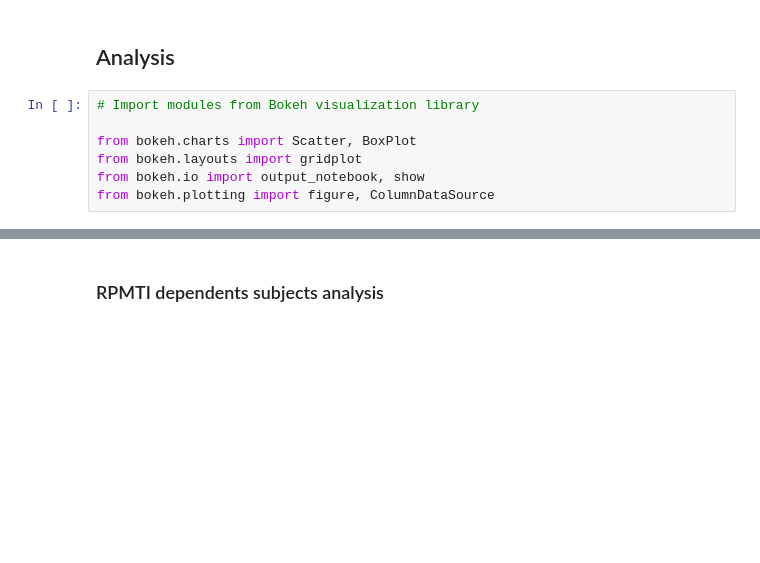
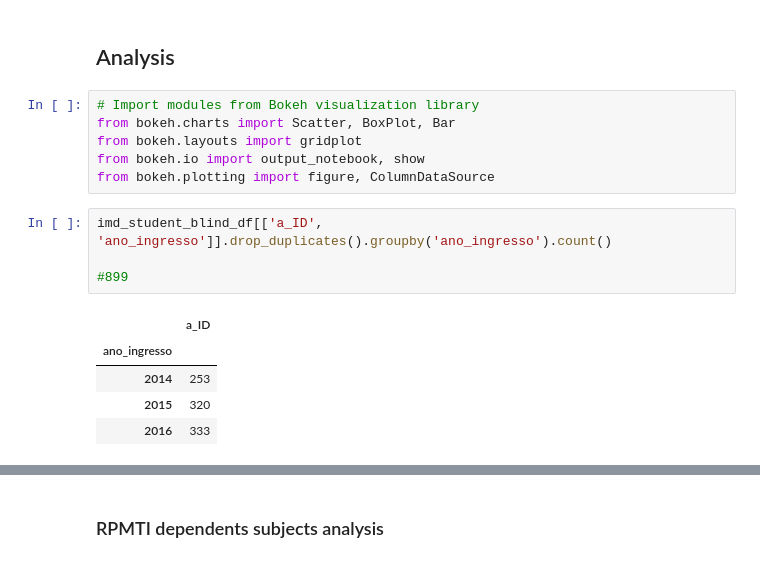
Before and after one commit to Bib7/Big-Data, a Jupyter notebook: imd_insights.ipynb, the cells around one changed output, grey strips where cells are left out. Cells and saved outputs as stored; diff of their text form; blank space fills up the shorter version.

```diff
--- a/imd_insights.ipynb
+++ b/imd_insights.ipynb
@@ -95,8 +139,17 @@ grades_x_distance.info()
 ## Analysis
 # %%
 # Import modules from Bokeh visualization library
-
-from bokeh.charts import Scatter, BoxPlot
+from bokeh.charts import Scatter, BoxPlot, Bar
 from bokeh.layouts import gridplot
 from bokeh.io import output_notebook, show
 from bokeh.plotting import figure, ColumnDataSource
+# %%
+imd_student_blind_df[['a_ID', 'ano_ingresso']].drop_duplicates().groupby('ano_ingresso').count()
+
+#899
+# %% [output]
+|  | a_ID |
+| ano_ingresso |  |
+| 2014 | 253 |
+| 2015 | 320 |
+| 2016 | 333 |
```
Also changed, not shown: parts of 16 cells of this notebook.
